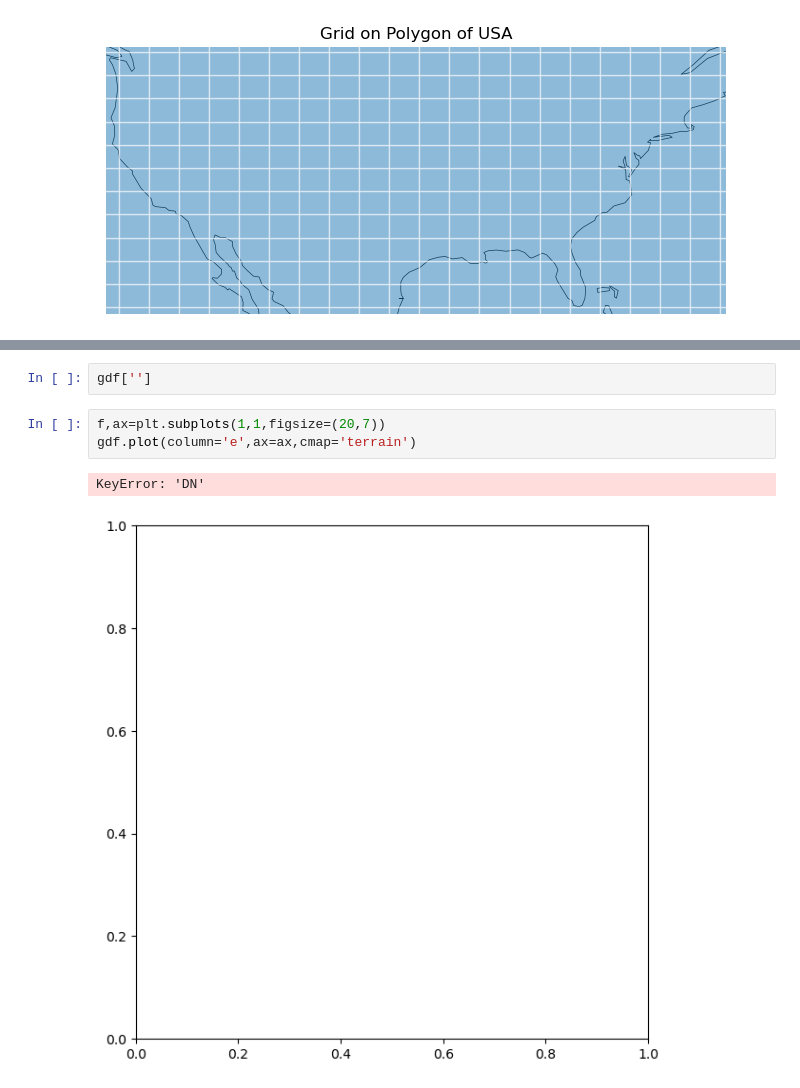
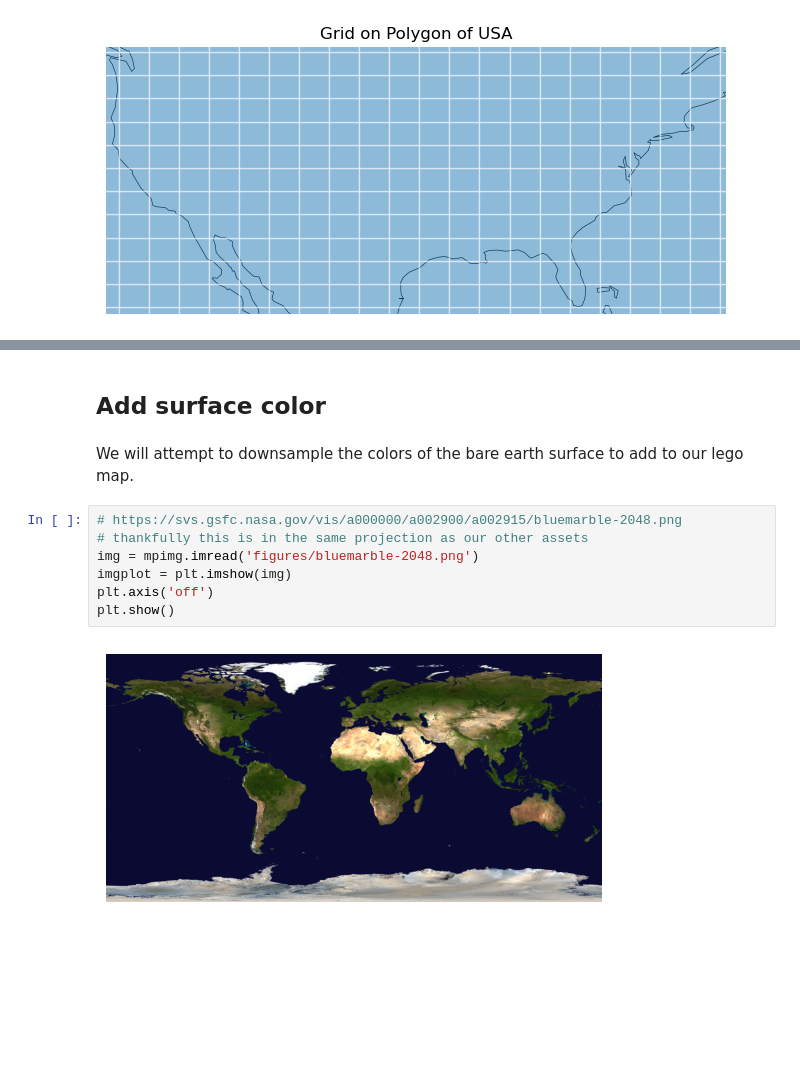
Before and after one commit to sralter/lego_world_map, a Jupyter notebook: lego_world_map.ipynb, the cells around one changed output, grey strips where cells are left out. Saved outputs shown, nothing was run; the diff lists cells and outputs as text; blank space fills up the shorter version.

Commit message:
add color image to project files, will add color to map too

```diff
--- a/lego_world_map.ipynb
+++ b/lego_world_map.ipynb
@@ -247,8 +222,13 @@ Index(['featurecla', 'scalerank', 'labelrank', 'sovereignt', 'sov_a3',
-# %%
-gdf['']
-# %%
-f,ax=plt.subplots(1,1,figsize=(20,7))
-gdf.plot(column='e',ax=ax,cmap='terrain')
-# %% [output]
-KeyError: 'DN'
-[figure, removed]
+# %% [markdown]
+## Add surface color
+# %% [markdown]
+We will attempt to downsample the colors of the bare earth surface to add to our lego map.
+# %%
+# https://svs.gsfc.nasa.gov/vis/a000000/a002900/a002915/bluemarble-2048.png
+# thankfully this is in the same projection as our other assets
+img = mpimg.imread('figures/bluemarble-2048.png')
+imgplot = plt.imshow(img)
+plt.axis('off')
+plt.show()
+# %% [output]
+[figure, added]
```
Also changed, not shown: parts of 4 cells of this notebook, 2 other files.
